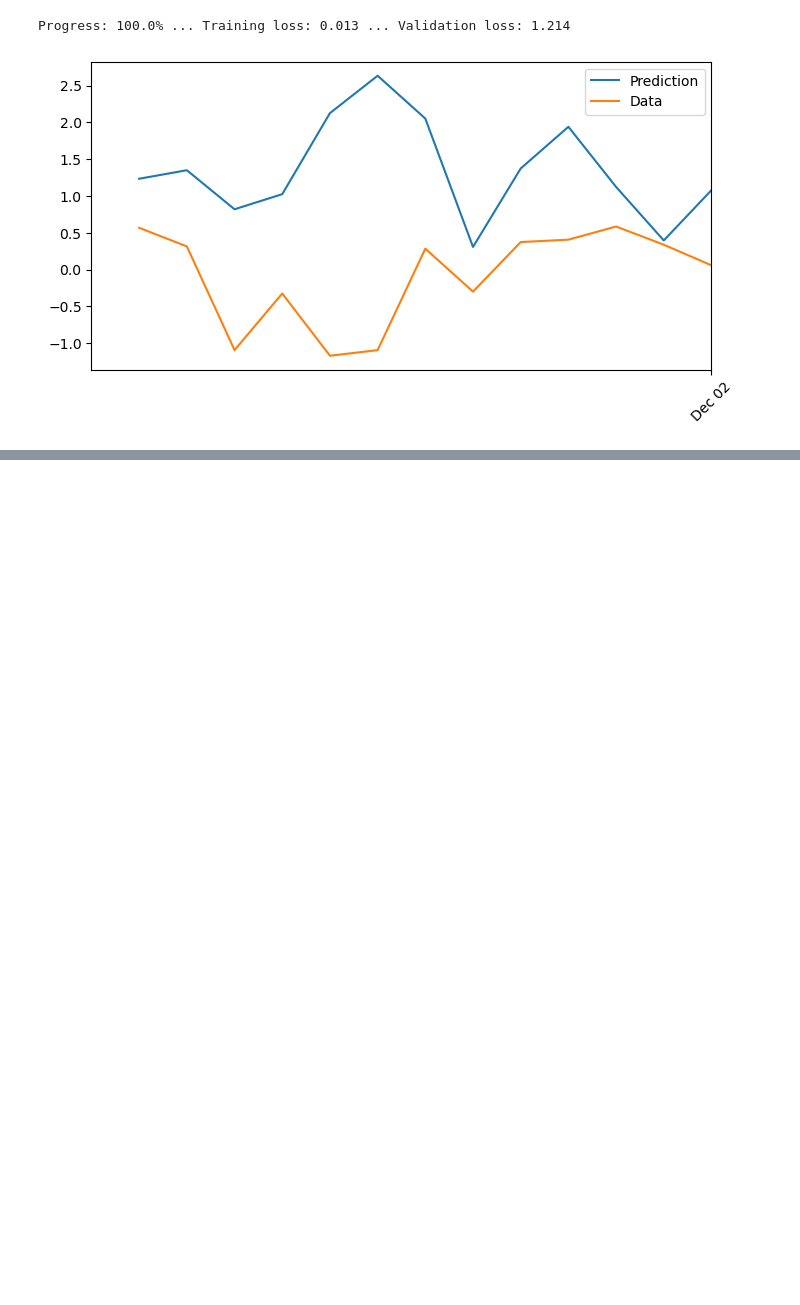
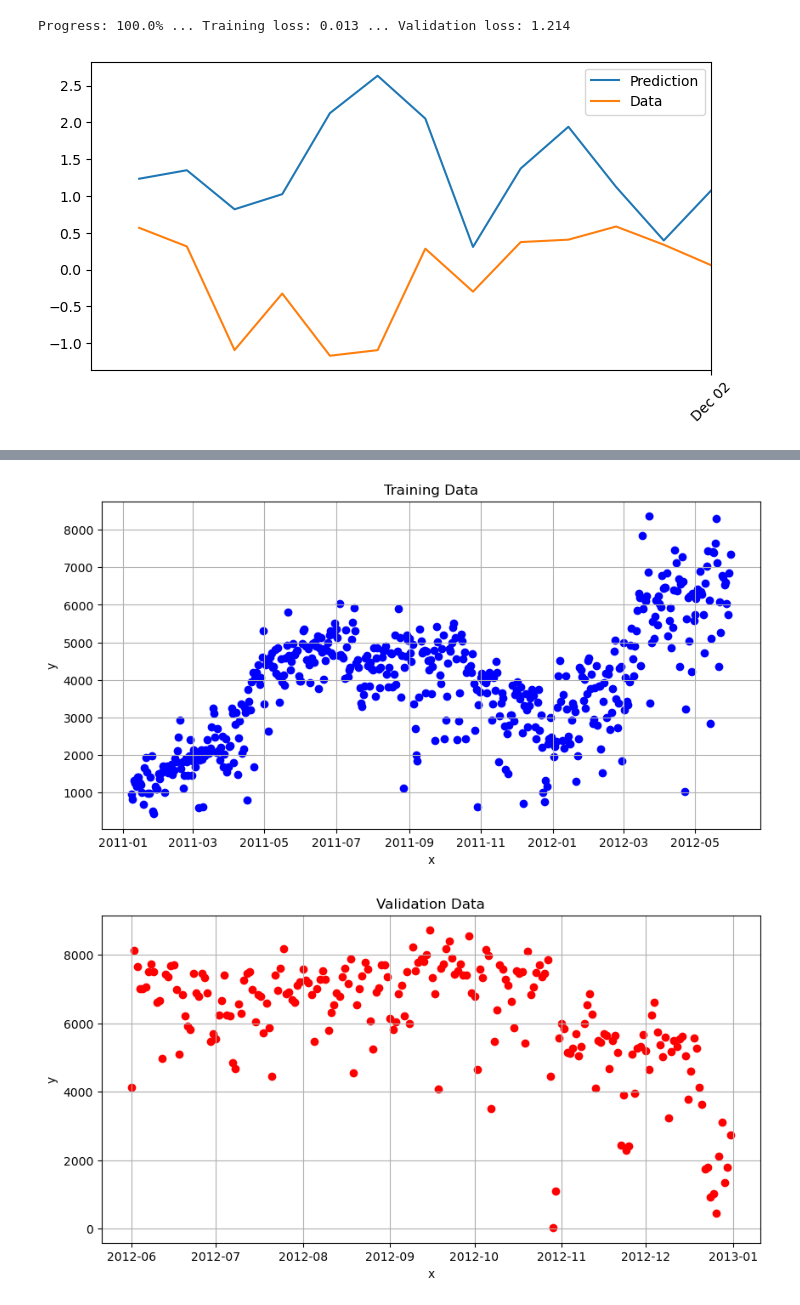
Before and after one commit to DavideMorgante/Python-Projects, a Jupyter notebook: Bycicles Rental/Bycicle_rentals.ipynb, the cells around one changed output, grey strips where cells are left out. Cells and saved outputs as stored; diff of their text form; code cells hidden in the pictures; blank space fills up the shorter version.

```diff
--- a/Bycicles Rental/Bycicle_rentals.ipynb
+++ b/Bycicles Rental/Bycicle_rentals.ipynb
@@ -398,0 +403,3 @@ _ = ax.set_xticklabels(dates[12::24], rotation=45)
+# %%
+bike_data.drop(['dteday', 'registered', 'casual'], axis=1, inplace=True)
+bike_data
@@ -398,0 +436,43 @@ _ = ax.set_xticklabels(dates[12::24], rotation=45)
+# %%
+def plot_results(X,Y, Y_predict, title):
+    plt.figure()
+    plt.scatter(X,Y, c='blue')
+    plt.plot(X, Y_predict, color='red')
+    plt.grid()
+    plt.title(title)
+    plt.xlabel('x')
+    plt.ylabel('y')
+
+def plot_data(X,Y, color, title):
+    plt.figure()
+    plt.scatter(X,Y, c=color)
+    plt.grid()
+    plt.title(title)
+    plt.xlabel('x')
+    plt.ylabel('y')
+
+def plot_history(history, title):
+    plt.figure()
+    plt.plot(history.epoch,
+             np.array( history.history['loss']), label='Train Loss')
+    plt.plot(history.epoch,
+             np.array( history.history['val_loss']), label='Val Loss')
+    plt.title(title)
+    plt.xlabel('Epoch')
+    plt.ylabel('Loss (MSE)')
+    plt.legend()
+# %%
+training_set = bike_data[bike_data['date'] < '2012-06-01']
+validation_set = bike_data[bike_data['date'] >= '2012-06-01']
+
+X_train = training_set[['atemp', 'workingday', 'hum', 'weathersit', 'windspeed', 'last_week']].values
+Y_train = training_set[['cnt']].values
+
+X_val = validation_set[['atemp', 'workingday', 'hum', 'weathersit', 'windspeed', 'last_week']].values
+Y_val = validation_set[['cnt']].values
+# %%
+plot_data(training_set['date'], training_set['cnt'], 'blue', 'Training Data')
+plot_data(validation_set['date'], validation_set['cnt'], 'red', 'Validation Data')
+# %% [output]
+[figure, added]
+[figure, added]
```
Also changed, not shown: parts of 9 cells of this notebook, 6 other files.
